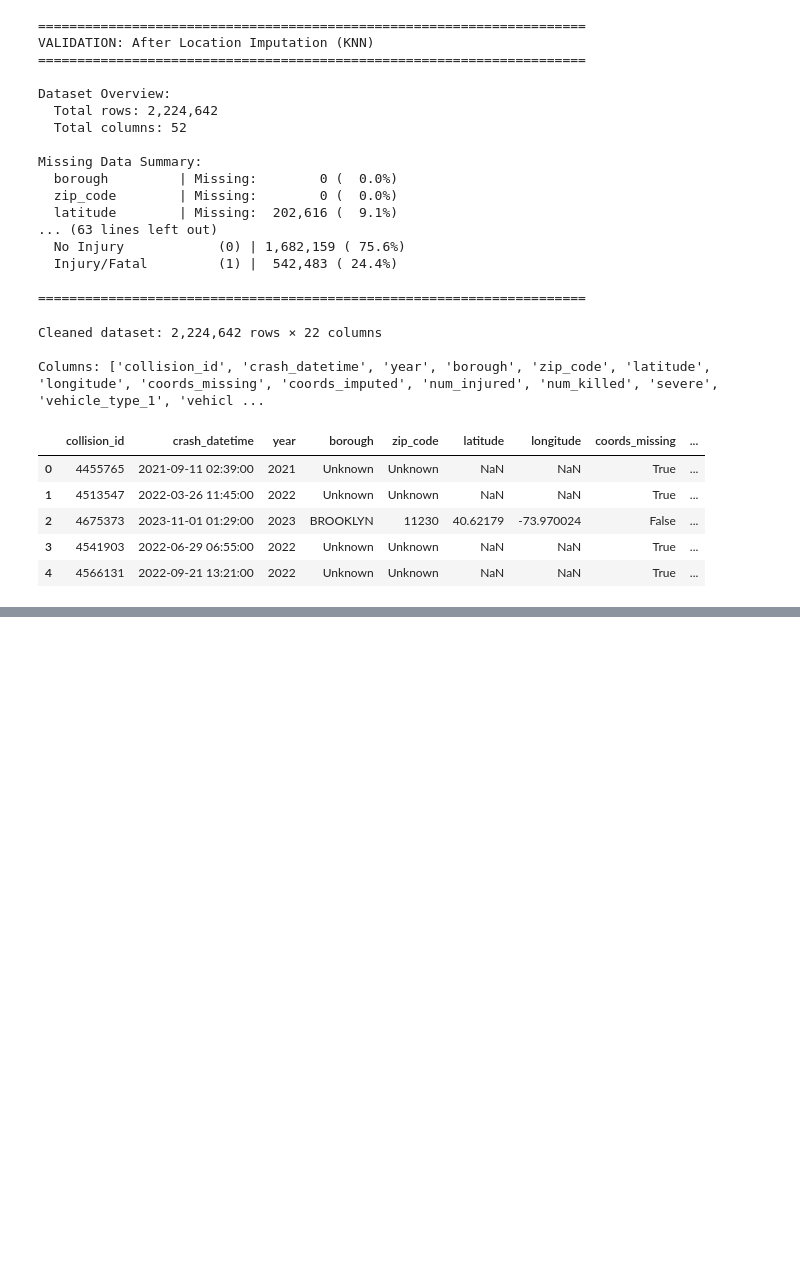
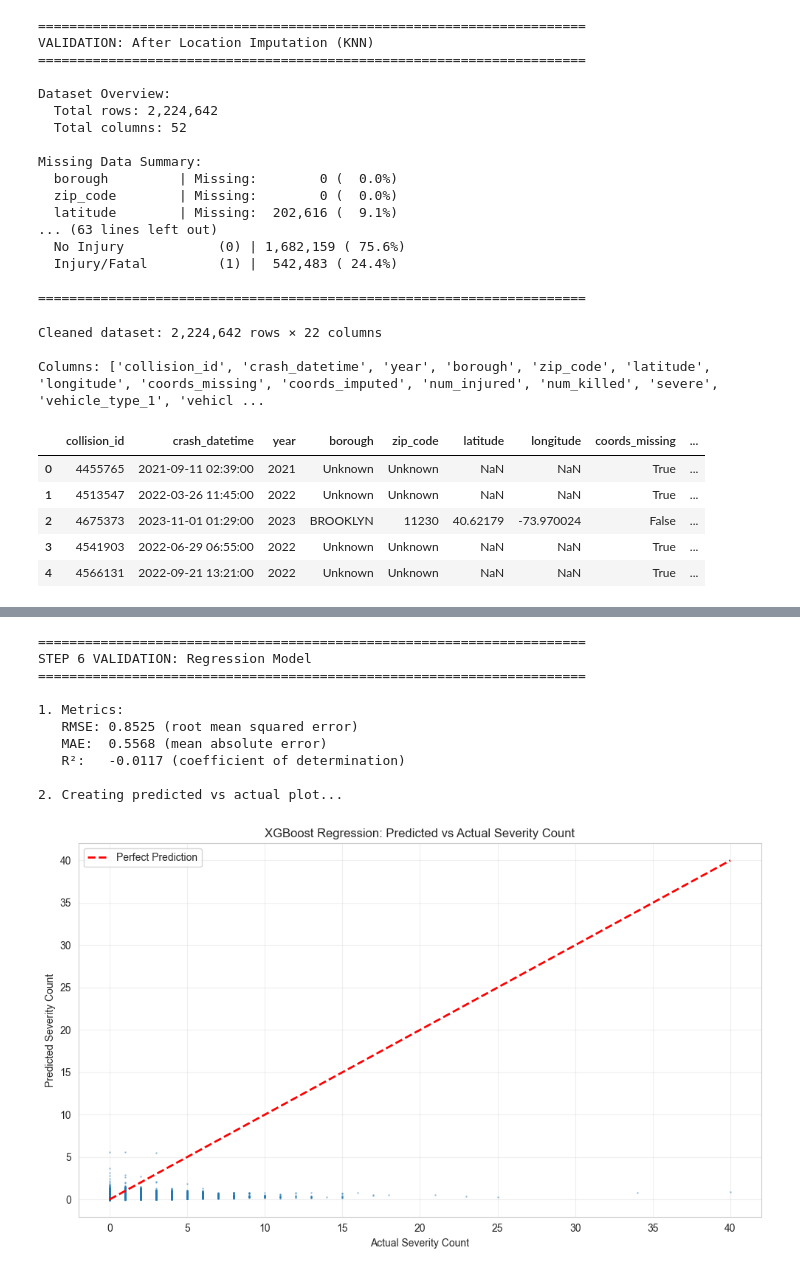
Before and after one commit to adamya-singh/data-management-final-project, a Jupyter notebook: pipeline.ipynb, the cells around one changed output, grey strips where cells are left out. Cells and saved outputs as stored; diff of their text form; code cells hidden in the pictures; blank space fills up the shorter version.

Commit message:
working pipeline with suboptimal performance models

```diff
--- a/pipeline.ipynb
+++ b/pipeline.ipynb
@@ -837,0 +1654,72 @@ Columns: ['collision_id', 'crash_datetime', 'year', 'borough', 'zip_code', 'lati
+# %%
+# =============================================================================
+# STEP 6 VALIDATION: Regression Results
+# =============================================================================
+
+print("=" * 70)
+print("STEP 6 VALIDATION: Regression Model")
+print("=" * 70)
+
+print(f"\n1. Metrics:")
+print(f"   RMSE: {rmse:.4f} (root mean squared error)")
+print(f"   MAE:  {mae:.4f} (mean absolute error)")
+print(f"   R²:   {r2:.4f} (coefficient of determination)")
+
+# Plot predicted vs actual
+print("\n2. Creating predicted vs actual plot...")
+plt.figure(figsize=(10, 6))
+plt.scatter(y_test_regression, y_pred_regression, alpha=0.3, s=1)
+plt.plot([y_test_regression.min(), y_test_regression.max()],
+         [y_test_regression.min(), y_test_regression.max()],
+         'r--', lw=2, label='Perfect Prediction')
+plt.xlabel('Actual Severity Count')
+plt.ylabel('Predicted Severity Count')
+plt.title('XGBoost Regression: Predicted vs Actual Severity Count')
+plt.legend()
+plt.grid(True, alpha=0.3)
+plt.tight_layout()
+plt.show()
+
+# Analysis
+print("\n3. Analysis:")
+print(f"   - RMSE of {rmse:.2f} means predictions are off by ~{rmse:.2f} on average (squared)")
+print(f"   - MAE of {mae:.2f} means predictions are off by ~{mae:.2f} on average (absolute)")
+print(f"   - R² of {r2:.3f} means the model explains {r2*100:.1f}% of variance")
+
+# Check for under/over-prediction
+under_pred = (y_pred_regression < y_test_regression).sum()
+over_pred = (y_pred_regression > y_test_regression).sum()
+equal_pred = (y_pred_regression == y_test_regression).sum()
+
+print(f"\n4. Prediction Tendencies:")
+print(f"   Under-predicted: {under_pred:,} ({under_pred/len(y_test_regression)*100:.1f}%)")
+print(f"   Over-predicted:  {over_pred:,} ({over_pred/len(y_test_regression)*100:.1f}%)")
+print(f"   Exact match:     {equal_pred:,} ({equal_pred/len(y_test_regression)*100:.1f}%)")
+
+if under_pred > over_pred:
+    print(f"   → Model tends to UNDER-predict severity (conservative)")
+elif over_pred > under_pred:
+    print(f"   → Model tends to OVER-predict severity (cautious)")
+else:
+    print(f"   → Model is balanced")
+
+# Store metrics
+regression_metrics = {
+    'rmse': float(rmse),
+    'mae': float(mae),
+    'r2': float(r2)
+}
+
+print("\n✓ Validation complete")
+# %% [output]
+======================================================================
+STEP 6 VALIDATION: Regression Model
+======================================================================
+
+1. Metrics:
+   RMSE: 0.8525 (root mean squared error)
+   MAE:  0.5568 (mean absolute error)
+   R²:   -0.0117 (coefficient of determination)
+
+2. Creating predicted vs actual plot...
+[figure, added]
```
Also changed, not shown: parts of 17 cells of this notebook, 2 other files.
